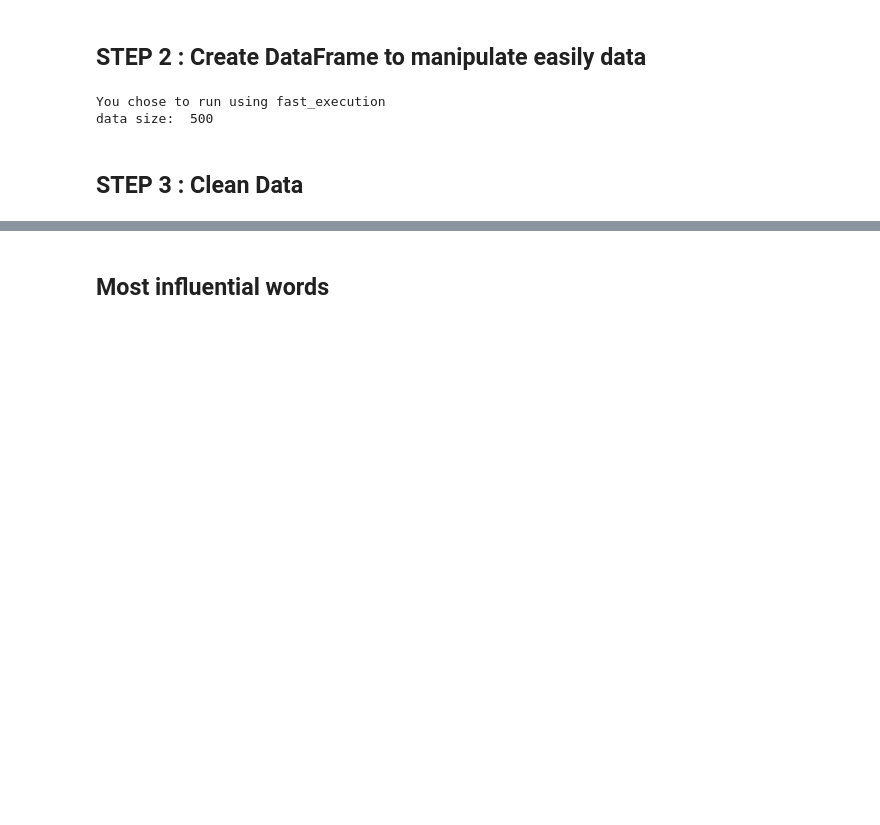
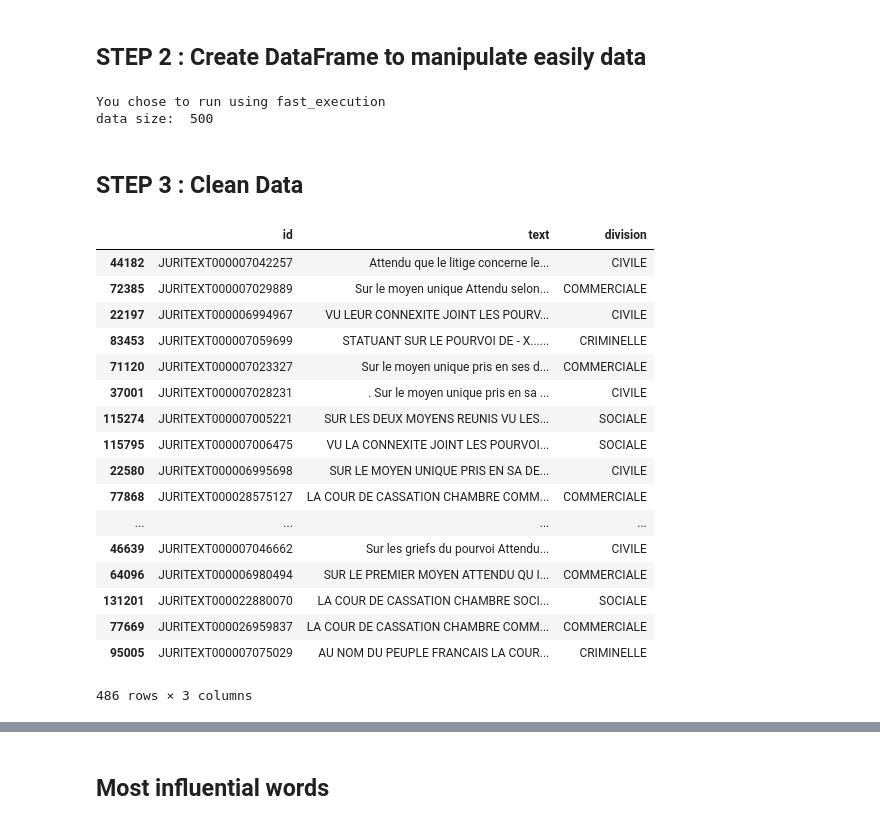
Before and after one commit to JeremyBouhi/DataScience, a Jupyter notebook: classification-document.ipynb, the cells around one changed output, grey strips where cells are left out. Saved outputs shown, nothing was run; the diff lists cells and outputs as text; code cells hidden in the pictures; blank space fills up the shorter version.

```diff
--- a/classification-document.ipynb
+++ b/classification-document.ipynb
@@ -89,13 +89,33 @@ data size:  500
 # %%
 # Preprocessing step pull off all the htlm tag, "\n", and any special characters
 def preprocessor(text):
     text = re.sub('<[^>]*>', '', text) # remove HTML tags
     text = re.sub('[,\/#!$%\^&\*:{}=\_`~()«»°–]','', text) # remove special characters except ; and . for spliting in sentences
     text = text.replace('\n','').replace('\t','').replace('\'',' ')
     text = re.sub(r'\s{2,}', ' ', text) # remove extra space
     return text
 
 df['text'] = df['text'].apply(preprocessor)
+df = df[df['text']!=""] #permet de reclean la DataFrame afin d'enlever les textes vide
+# %% [output]
+|  | id | text | division |
+| 44182 | JURITEXT000007042257 | Attendu que le litige concerne le... | CIVILE |
+| 72385 | JURITEXT000007029889 | Sur le moyen unique Attendu selon... | COMMERCIALE |
+| 22197 | JURITEXT000006994967 | VU LEUR CONNEXITE JOINT LES POURV... | CIVILE |
+| 83453 | JURITEXT000007059699 | STATUANT SUR LE POURVOI DE - X...... | CRIMINELLE |
+| 71120 | JURITEXT000007023327 | Sur le moyen unique pris en ses d... | COMMERCIALE |
+| 37001 | JURITEXT000007028231 | . Sur le moyen unique pris en sa ... | CIVILE |
+| 115274 | JURITEXT000007005221 | SUR LES DEUX MOYENS REUNIS VU LES... | SOCIALE |
+| 115795 | JURITEXT000007006475 | VU LA CONNEXITE JOINT LES POURVOI... | SOCIALE |
+| 22580 | JURITEXT000006995698 | SUR LE MOYEN UNIQUE PRIS EN SA DE... | CIVILE |
+| 77868 | JURITEXT000028575127 | LA COUR DE CASSATION CHAMBRE COMM... | COMMERCIALE |
+| ... | ... | ... | ... |
+| 46639 | JURITEXT000007046662 | Sur les griefs du pourvoi Attendu... | CIVILE |
+| 64096 | JURITEXT000006980494 | SUR LE PREMIER MOYEN ATTENDU QU I... | COMMERCIALE |
+| 131201 | JURITEXT000022880070 | LA COUR DE CASSATION CHAMBRE SOCI... | SOCIALE |
+| 77669 | JURITEXT000026959837 | LA COUR DE CASSATION CHAMBRE COMM... | COMMERCIALE |
+| 95005 | JURITEXT000007075029 | AU NOM DU PEUPLE FRANCAIS LA COUR... | CRIMINELLE |
+486 rows × 3 columns
 # %%
 # We clean data on X, we don't modify directly the DataFrame to display the right sentences (after calculated whiches ones are the most influent by using X)
 
```
Also changed, not shown: parts of 12 cells of this notebook.
